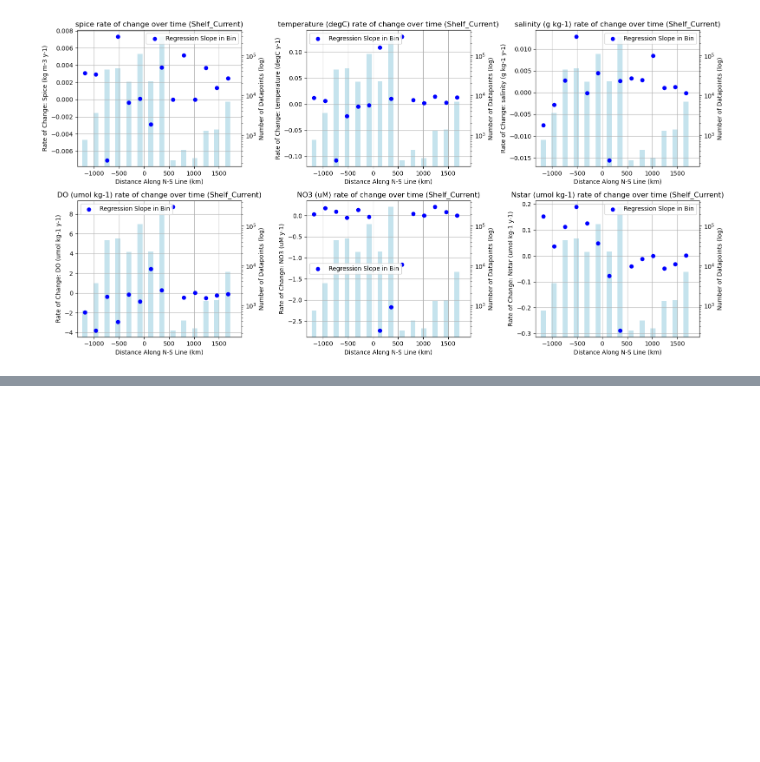
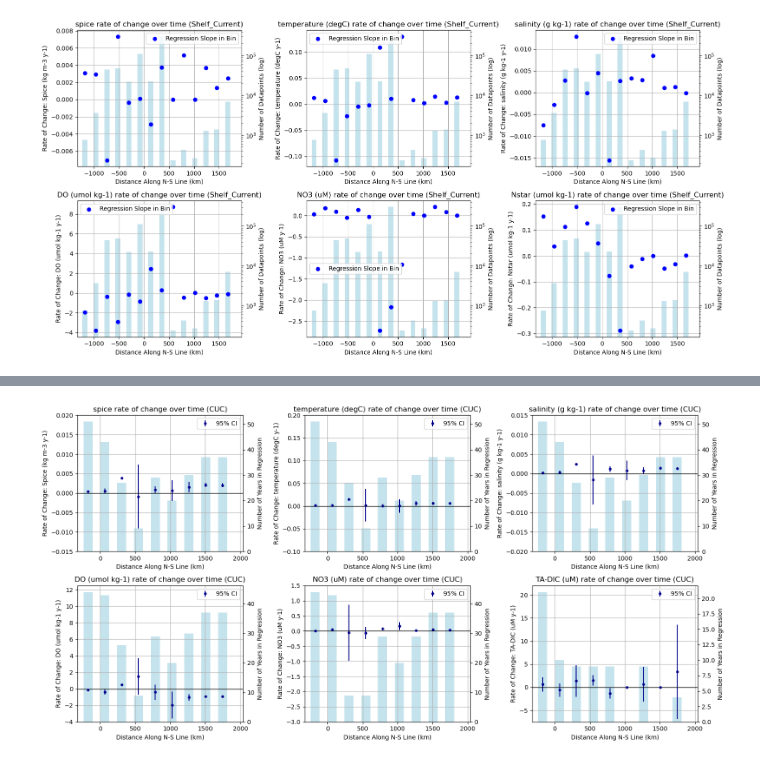
Before and after one commit to SalishSeaCast/analysis-griffon, a Jupyter notebook: notebooks/CaliforniaCurrentAnalysis/CurrentAnalysis_ObservedTrend.ipynb, the cells around one changed output, grey strips where cells are left out. Cells and saved outputs as stored; diff of their text form; code cells hidden in the pictures; blank space fills up the shorter version.

```diff
--- a/notebooks/CaliforniaCurrentAnalysis/CurrentAnalysis_ObservedTrend.ipynb
+++ b/notebooks/CaliforniaCurrentAnalysis/CurrentAnalysis_ObservedTrend.ipynb
@@ -482,0 +617,11 @@ plt.tight_layout()
+# %%
+fig, ax = plt.subplots(2,3, figsize=(16, 8))
+plot_ratediff_NS_CI('spice', 'CUC', (0,0))
+plot_ratediff_NS_CI('temperature (degC)', 'CUC', (0,1))
+plot_ratediff_NS_CI('salinity (g kg-1)', 'CUC', (0,2))
+plot_ratediff_NS_CI('DO (umol kg-1)', 'CUC', (1,0))
+plot_ratediff_NS_CI('NO3 (uM)', 'CUC', (1,1))
+plot_ratediff_NS_CI('TA-DIC (uM)', 'CUC', (1,2))
+plt.tight_layout()
+# %% [output]
+[figure, added]
```
Also changed, not shown: parts of 8 cells of this notebook, 33 other files.
